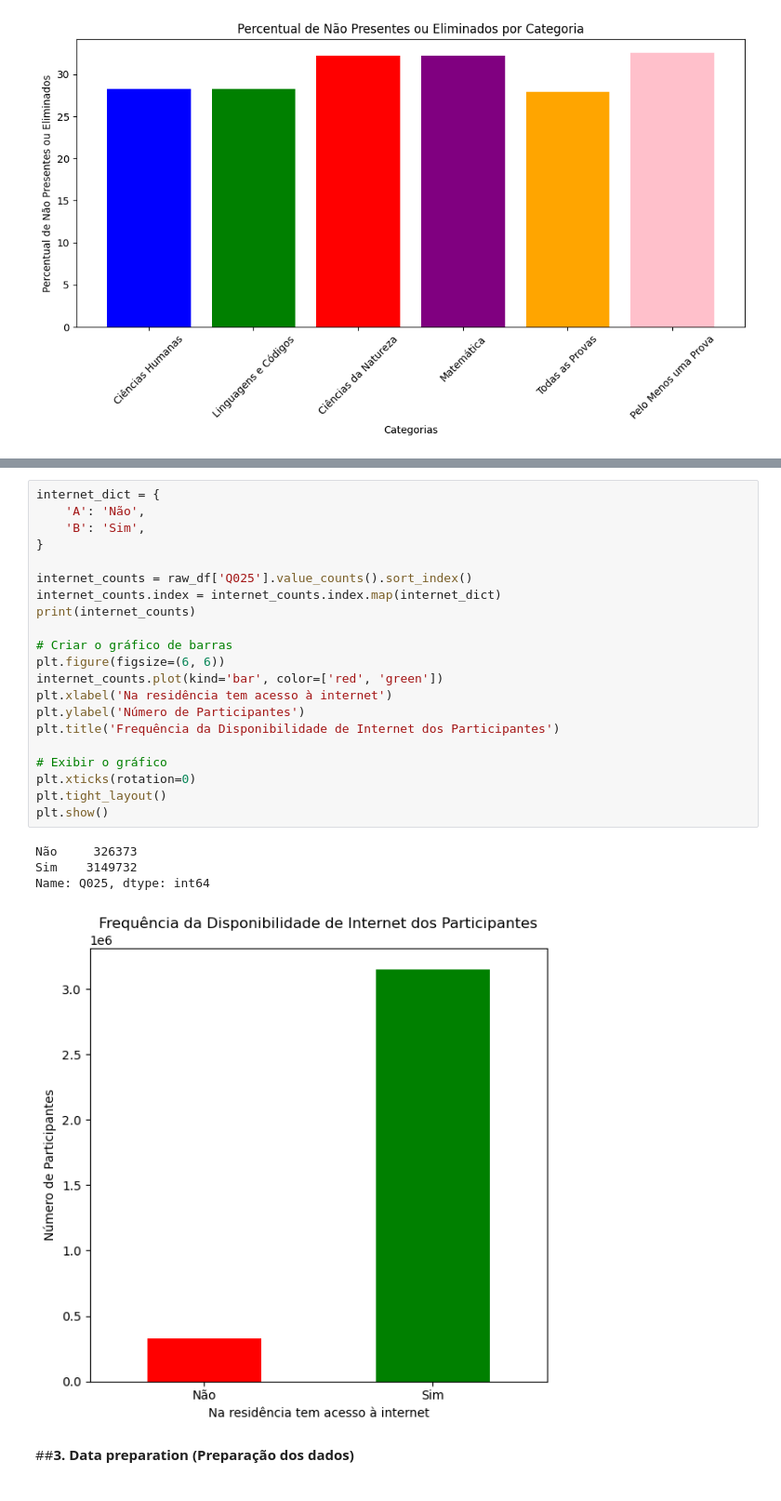
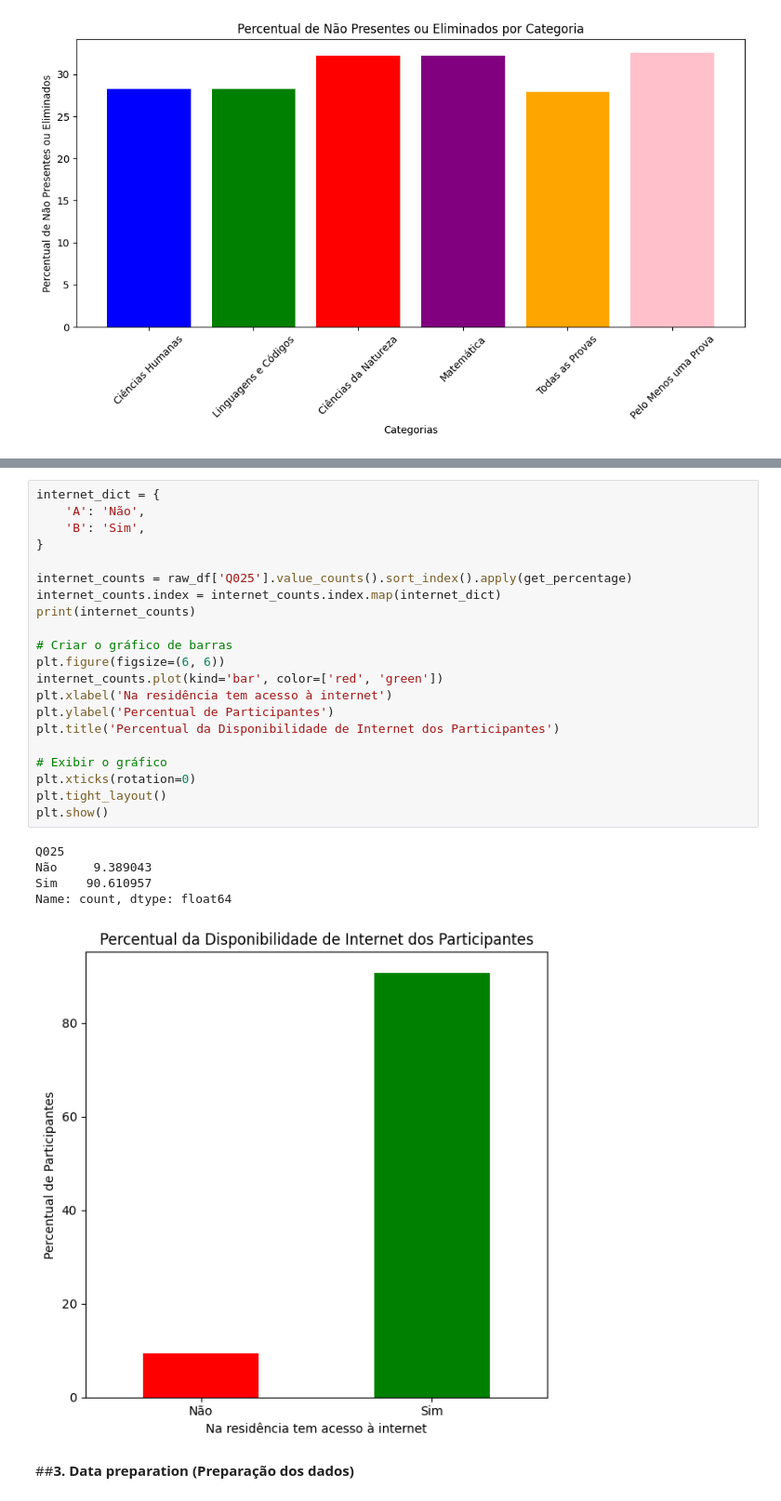
Before and after one commit to Chbmleao/DataMining-TP1, a Jupyter notebook: TP1_Mineração_de_Dados.ipynb, the cells around one changed output, grey strips where cells are left out. Shown: that part at 93% size. Drawn from its saved outputs; the diff is of its cells as text.

```diff
--- a/TP1_Mineração_de_Dados.ipynb
+++ b/TP1_Mineração_de_Dados.ipynb
@@ -200,29 +213,30 @@ Name: Q010, dtype: int64
 # %%
 internet_dict = {
     'A': 'Não',
     'B': 'Sim',
 }
 
-internet_counts = raw_df['Q025'].value_counts().sort_index()
+internet_counts = raw_df['Q025'].value_counts().sort_index().apply(get_percentage)
 internet_counts.index = internet_counts.index.map(internet_dict)
 print(internet_counts)
 
 # Criar o gráfico de barras
 plt.figure(figsize=(6, 6))
 internet_counts.plot(kind='bar', color=['red', 'green'])
 plt.xlabel('Na residência tem acesso à internet')
-plt.ylabel('Número de Participantes')
-plt.title('Frequência da Disponibilidade de Internet dos Participantes')
+plt.ylabel('Percentual de Participantes')
+plt.title('Percentual da Disponibilidade de Internet dos Participantes')
 
 # Exibir o gráfico
 plt.xticks(rotation=0)
 plt.tight_layout()
 plt.show()
 # %% [output]
-Não     326373
-Sim    3149732
-Name: Q025, dtype: int64
+Q025
+Não     9.389043
+Sim    90.610957
+Name: count, dtype: float64
-[figure, old version]
+[figure, new version]
 # %% [markdown]
 ##**3. Data preparation (Preparação dos dados)**
 # %%
```
Also changed, not shown: parts of 5 cells of this notebook.
